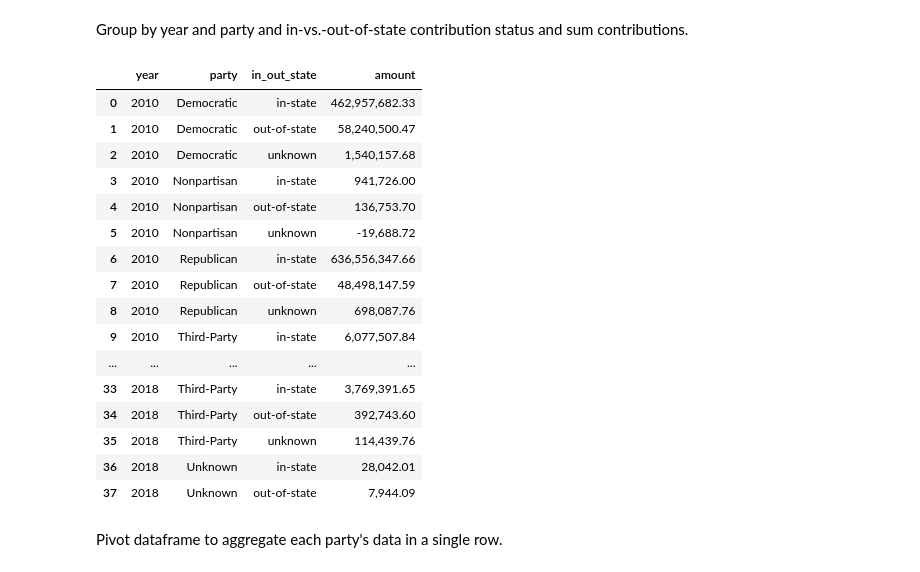
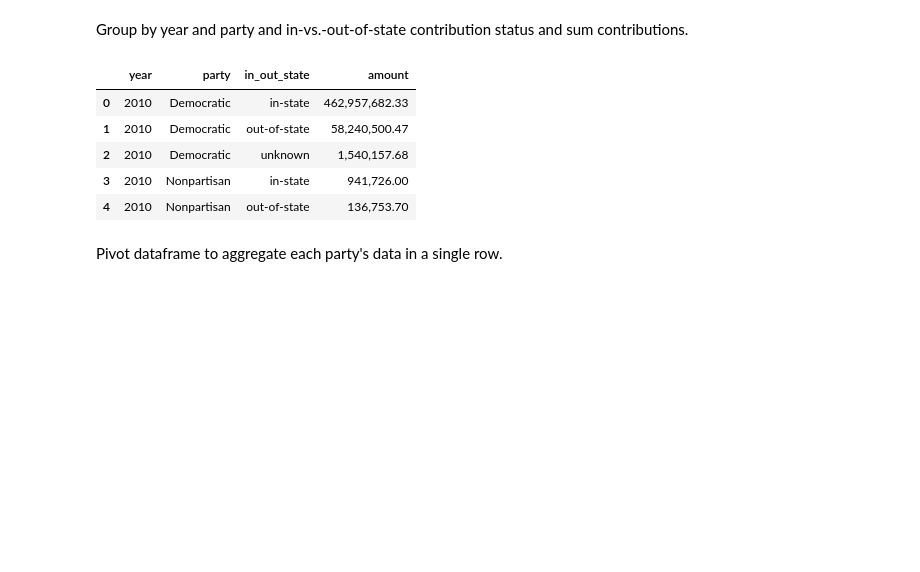
Before and after one commit to PublicI/out-of-state-contribs, a Jupyter notebook: national-analysis.ipynb, the cells around one changed output. Saved outputs shown, nothing was run; the diff lists cells and outputs as text; code cells hidden in the pictures; blank space fills up the shorter version.

```diff
--- a/national-analysis.ipynb
+++ b/national-analysis.ipynb
@@ -68,25 +68,14 @@ memory usage: 888.6+ MB
 Group by year and party and in-vs.-out-of-state contribution status and sum contributions.
 # %%
 contributions_by_party = contributions.groupby(["year", "party", "in_out_state"])["amount"].sum().reset_index()
-contributions_by_party
+contributions_by_party.head()
 # %% [output]
 |  | year | party | in_out_state | amount |
 | 0 | 2010 | Democratic | in-state | 462,957,682.33 |
 | 1 | 2010 | Democratic | out-of-state | 58,240,500.47 |
 | 2 | 2010 | Democratic | unknown | 1,540,157.68 |
 | 3 | 2010 | Nonpartisan | in-state | 941,726.00 |
 | 4 | 2010 | Nonpartisan | out-of-state | 136,753.70 |
-| 5 | 2010 | Nonpartisan | unknown | -19,688.72 |
-| 6 | 2010 | Republican | in-state | 636,556,347.66 |
-| 7 | 2010 | Republican | out-of-state | 48,498,147.59 |
-| 8 | 2010 | Republican | unknown | 698,087.76 |
-| 9 | 2010 | Third-Party | in-state | 6,077,507.84 |
-| ... | ... | ... | ... | ... |
-| 33 | 2018 | Third-Party | in-state | 3,769,391.65 |
-| 34 | 2018 | Third-Party | out-of-state | 392,743.60 |
-| 35 | 2018 | Third-Party | unknown | 114,439.76 |
-| 36 | 2018 | Unknown | in-state | 28,042.01 |
-| 37 | 2018 | Unknown | out-of-state | 7,944.09 |
 # %% [markdown]
 Pivot dataframe to aggregate each party's data in a single row.
 # %%
```
Also changed, not shown: parts of 11 cells of this notebook.
